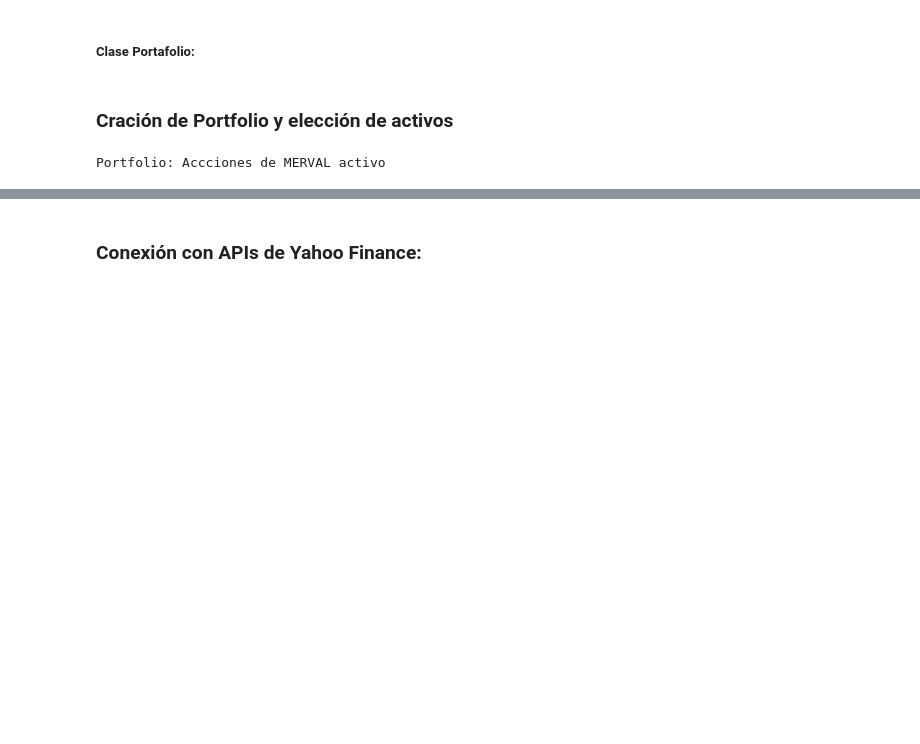
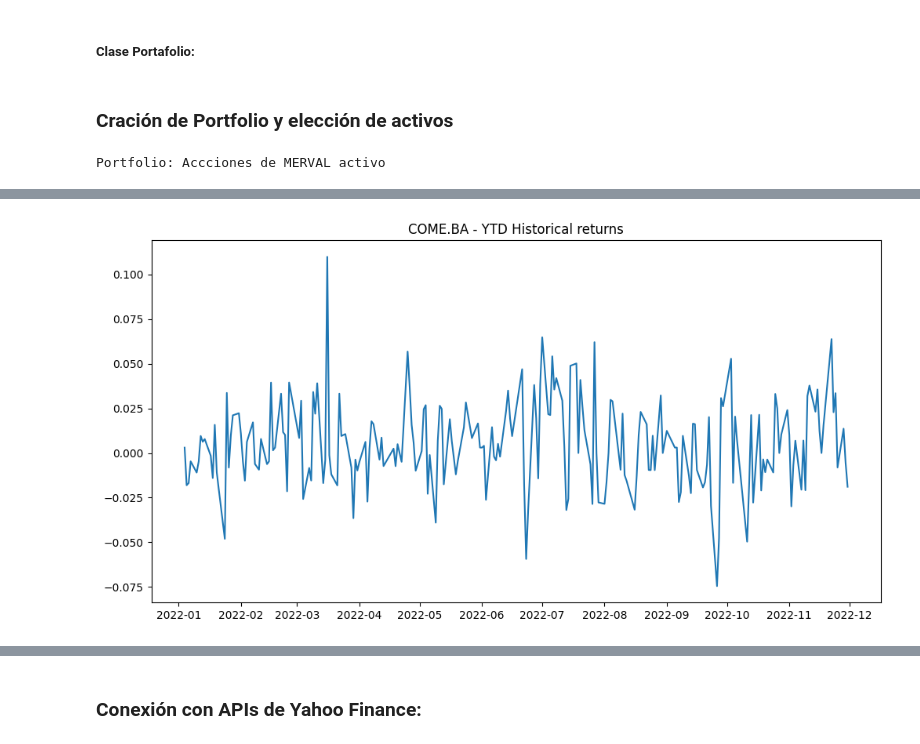
Before and after one commit to RodPalDS/FinanceAPI_Environment, a Jupyter notebook: Scripts/Script_1.ipynb, the cells around one changed output, grey strips where cells are left out. Saved outputs shown, nothing was run; the diff lists cells and outputs as text; code cells hidden in the pictures; blank space fills up the shorter version.

```diff
--- a/Scripts/Script_1.ipynb
+++ b/Scripts/Script_1.ipynb
@@ -58,0 +128,4 @@ port.show_ticks()
+# %%
+port.tick_return('COME.BA')
+# %% [output]
+[figure, added]
```
Also changed, not shown: parts of 12 cells of this notebook.
